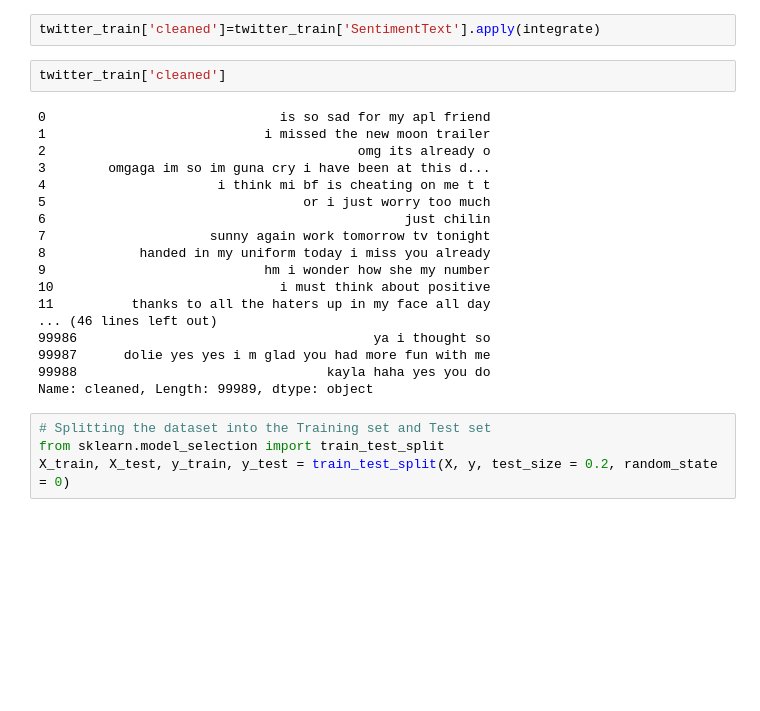
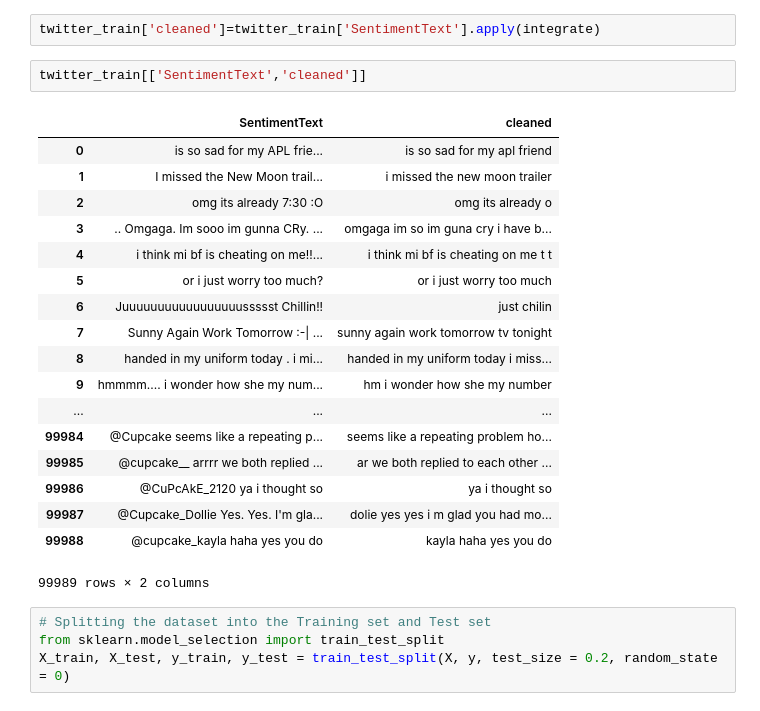
Before and after one commit to tpathanjali/ML, a Jupyter notebook: Sentiment_analysis_using_deep_learning.ipynb, the cells around one changed output. Saved outputs shown, nothing was run; the diff lists cells and outputs as text; blank space fills up the shorter version.

```diff
--- a/Sentiment_analysis_using_deep_learning.ipynb
+++ b/Sentiment_analysis_using_deep_learning.ipynb
@@ -76,25 +76,26 @@ def integrate(word):
 # %%
 twitter_train['cleaned']=twitter_train['SentimentText'].apply(integrate)
 # %%
-twitter_train['cleaned']
+twitter_train[['SentimentText','cleaned']]
 # %% [output]
+|  | SentimentText | cleaned |
+| 0 | is so sad for my APL frie... | is so sad for my apl friend |
+| 1 | I missed the New Moon trail... | i missed the new moon trailer |
+| 2 | omg its already 7:30 :O | omg its already o |
+| 3 | .. Omgaga. Im sooo im gunna CRy. ... | omgaga im so im guna cry i have b... |
+| 4 | i think mi bf is cheating on me!!... | i think mi bf is cheating on me t t |
+| 5 | or i just worry too much? | or i just worry too much |
+| 6 | Juuuuuuuuuuuuuuuuussssst Chillin!! | just chilin |
+| 7 | Sunny Again Work Tomorrow :-| ... | sunny again work tomorrow tv tonight |
+| 8 | handed in my uniform today . i mi... | handed in my uniform today i miss... |
+| 9 | hmmmm.... i wonder how she my num... | hm i wonder how she my number |
+| ... | ... | ... |
+| 99984 | @Cupcake seems like a repeating p... | seems like a repeating problem ho... |
+| 99985 | @cupcake__ arrrr we both replied ... | ar we both replied to each other ... |
+| 99986 | @CuPcAkE_2120 ya i thought so | ya i thought so |
+| 99987 | @Cupcake_Dollie Yes. Yes. I'm gla... | dolie yes yes i m glad you had mo... |
+| 99988 | @cupcake_kayla haha yes you do | kayla haha yes you do |
-0                              is so sad for my apl friend
-1                            i missed the new moon trailer
-2                                        omg its already o
-3        omgaga im so im guna cry i have been at this d...
-4                      i think mi bf is cheating on me t t
-5                                 or i just worry too much
-6                                              just chilin
-7                     sunny again work tomorrow tv tonight
-8            handed in my uniform today i miss you already
-9                            hm i wonder how she my number
-10                             i must think about positive
-11          thanks to all the haters up in my face all day
-... (46 lines left out)
-99986                                      ya i thought so
-99987      dolie yes yes i m glad you had more fun with me
-99988                                kayla haha yes you do
-Name: cleaned, Length: 99989, dtype: object
+99989 rows × 2 columns
 # %%
 # Splitting the dataset into the Training set and Test set
 from sklearn.model_selection import train_test_split
```
